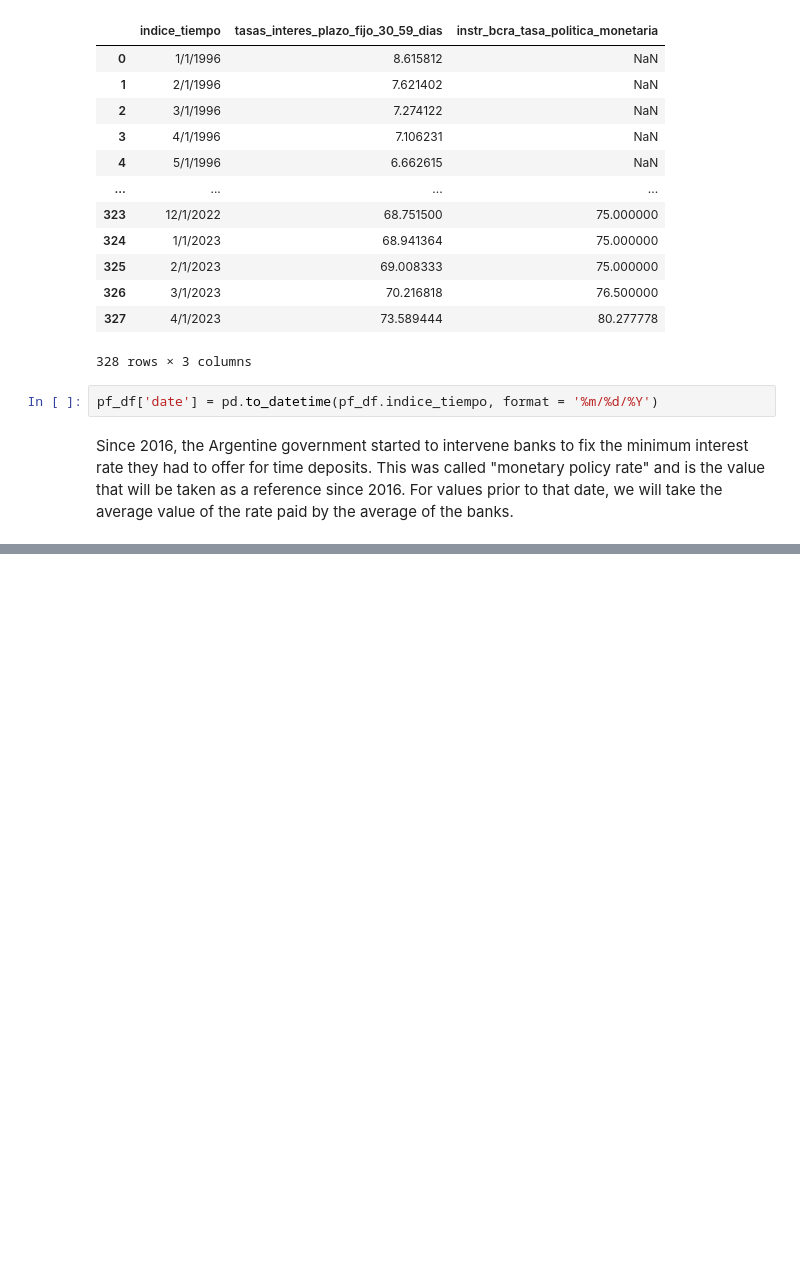
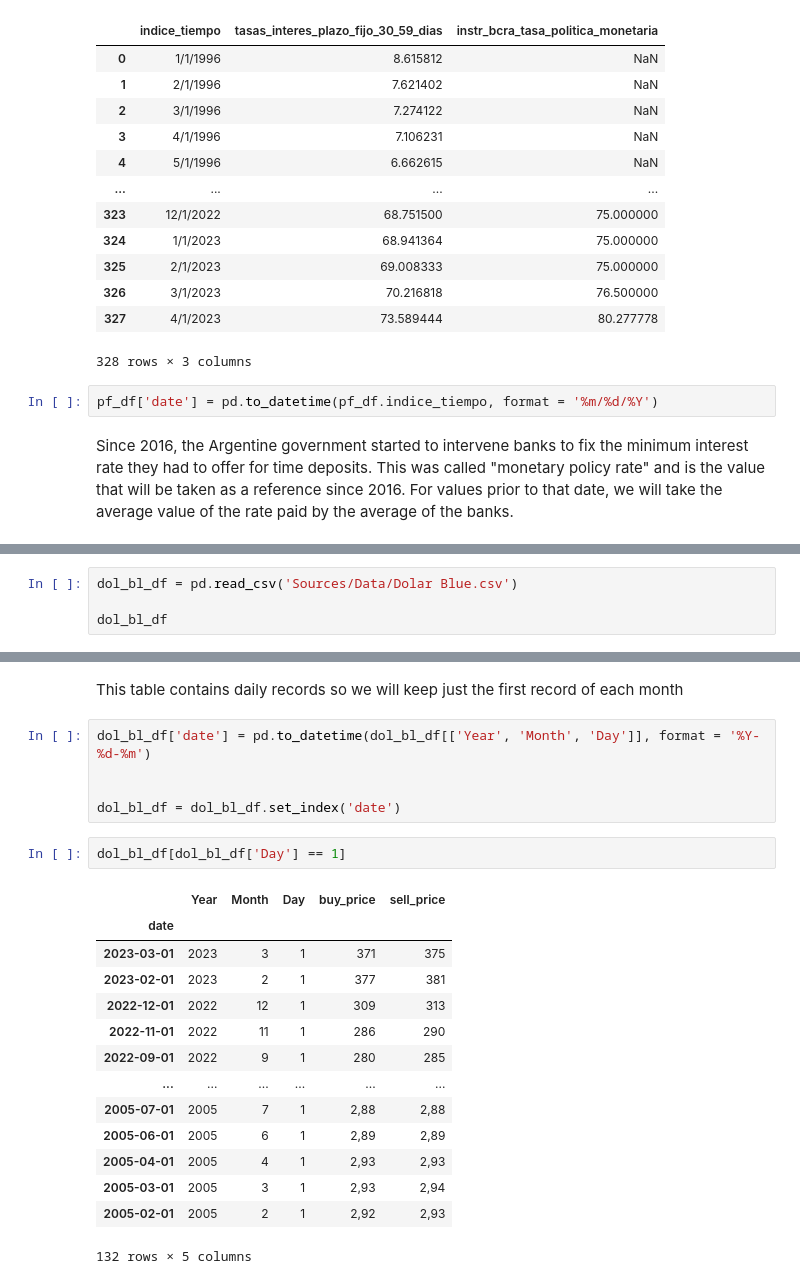
Before and after one commit to jbrekes/Argentina_Inflation_Vs_Common_Investments, a Jupyter notebook: Argentina Inflation Vs Savings.ipynb, the cells around one changed output, grey strips where cells are left out. Saved outputs shown, nothing was run; the diff lists cells and outputs as text; blank space fills up the shorter version.

```diff
--- a/Argentina Inflation Vs Savings.ipynb
+++ b/Argentina Inflation Vs Savings.ipynb
@@ -92,0 +212,4 @@ pf_df
+# %%
+dol_bl_df = pd.read_csv('Sources/Data/Dolar Blue.csv')
+
+dol_bl_df
@@ -92,0 +245,24 @@ pf_df
+# %% [markdown]
+This table contains daily records so we will keep just the first record of each month
+# %%
+dol_bl_df['date'] = pd.to_datetime(dol_bl_df[['Year', 'Month', 'Day']], format = '%Y-%d-%m')
+
+
+dol_bl_df = dol_bl_df.set_index('date')
+# %%
+dol_bl_df[dol_bl_df['Day'] == 1]
+# %% [output]
+|  | Year | Month | Day | buy_price | sell_price |
+| date |  |  |  |  |  |
+| 2023-03-01 | 2023 | 3 | 1 | 371 | 375 |
+| 2023-02-01 | 2023 | 2 | 1 | 377 | 381 |
+| 2022-12-01 | 2022 | 12 | 1 | 309 | 313 |
+| 2022-11-01 | 2022 | 11 | 1 | 286 | 290 |
+| 2022-09-01 | 2022 | 9 | 1 | 280 | 285 |
+| ... | ... | ... | ... | ... | ... |
+| 2005-07-01 | 2005 | 7 | 1 | 2,88 | 2,88 |
+| 2005-06-01 | 2005 | 6 | 1 | 2,89 | 2,89 |
+| 2005-04-01 | 2005 | 4 | 1 | 2,93 | 2,93 |
+| 2005-03-01 | 2005 | 3 | 1 | 2,93 | 2,94 |
+| 2005-02-01 | 2005 | 2 | 1 | 2,92 | 2,93 |
+132 rows × 5 columns
```
Also changed, not shown: parts of 14 cells of this notebook, 1 other file.
